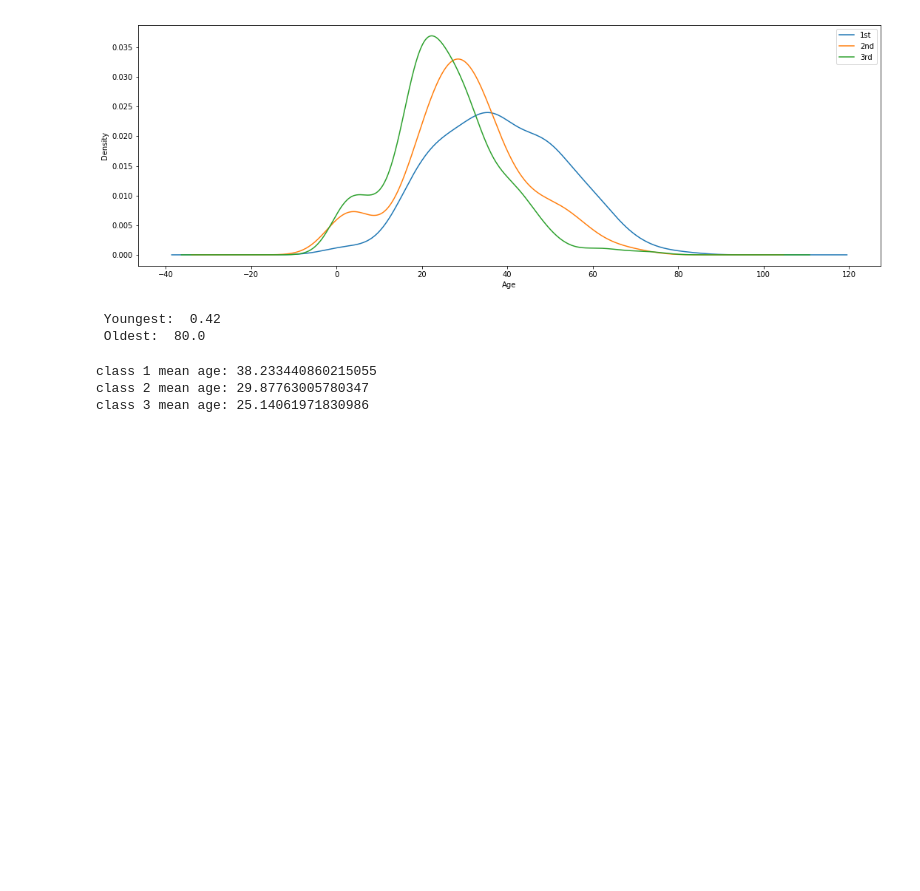
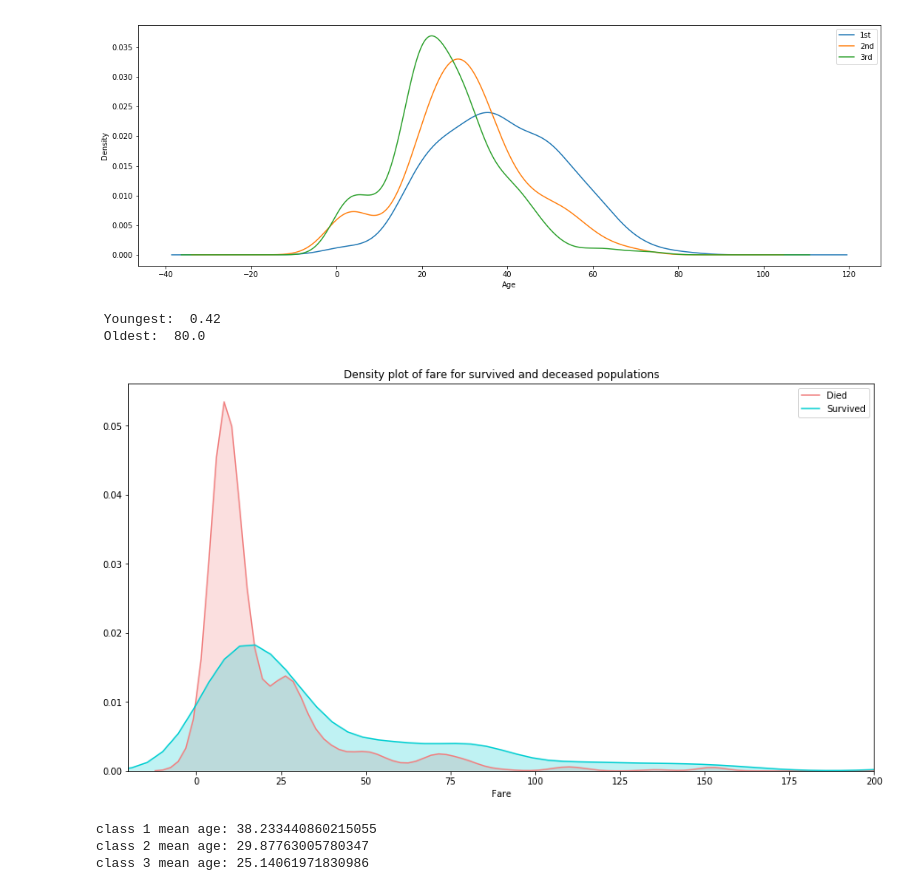
Before and after one commit to datalass1/100-days-of-code, a Jupyter notebook: notebooks/Day-27-28-and-29-Titanic-Kaggle-competition.ipynb, the cells around one changed output. Drawn from its saved outputs; the diff is of its cells as text; code cells hidden in the pictures; blank space fills up the shorter version.

```diff
--- a/notebooks/Day-27-28-and-29-Titanic-Kaggle-competition.ipynb
+++ b/notebooks/Day-27-28-and-29-Titanic-Kaggle-competition.ipynb
@@ -123,6 +124,19 @@ print(' Youngest: ', min(train_data.Age), '\n', 'Oldest: ', max(train_data.Age))
 # %% [output]
  Youngest:  0.42
  Oldest:  80.0
+# %%
+plt.figure(figsize=(15,8))
+ax = sns.kdeplot(train_data['Fare'][train_data.Survived == 0],
+                color='lightcoral', shade=True)
+sns.kdeplot(train_data['Fare'][train_data.Survived == 1],
+           color='darkturquoise', shade=True)
+plt.legend(['Died', 'Survived'])
+plt.title('Density plot of fare for survived and deceased populations')
+ax.set(xlabel='Fare')
+plt.xlim(-20, 200)
+plt.show()
+# %% [output]
+[figure, added]
 # %%
 for num, i in enumerate(range(1,4)):
     age = train_data.groupby('Pclass').get_group(i).Age.mean()
```
Also changed, not shown: parts of 3 cells of this notebook.
